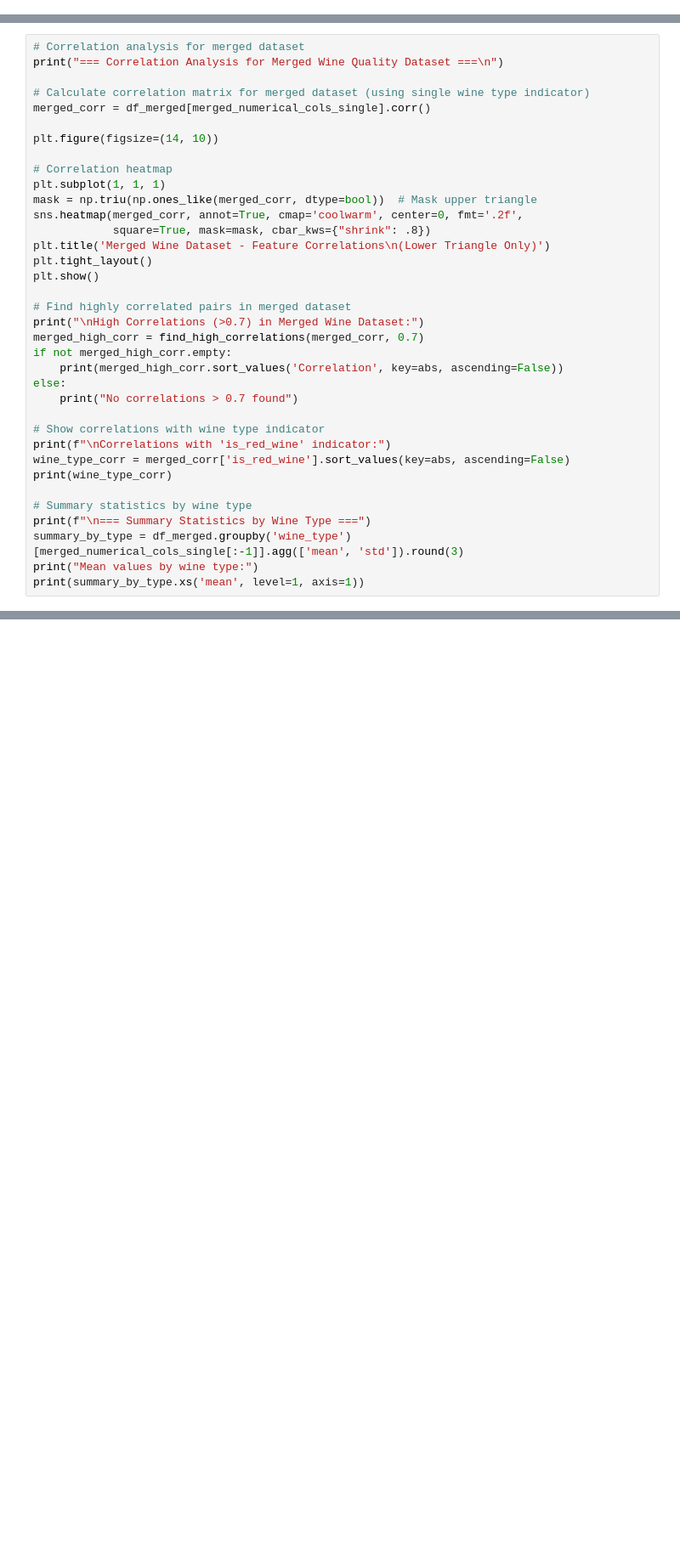
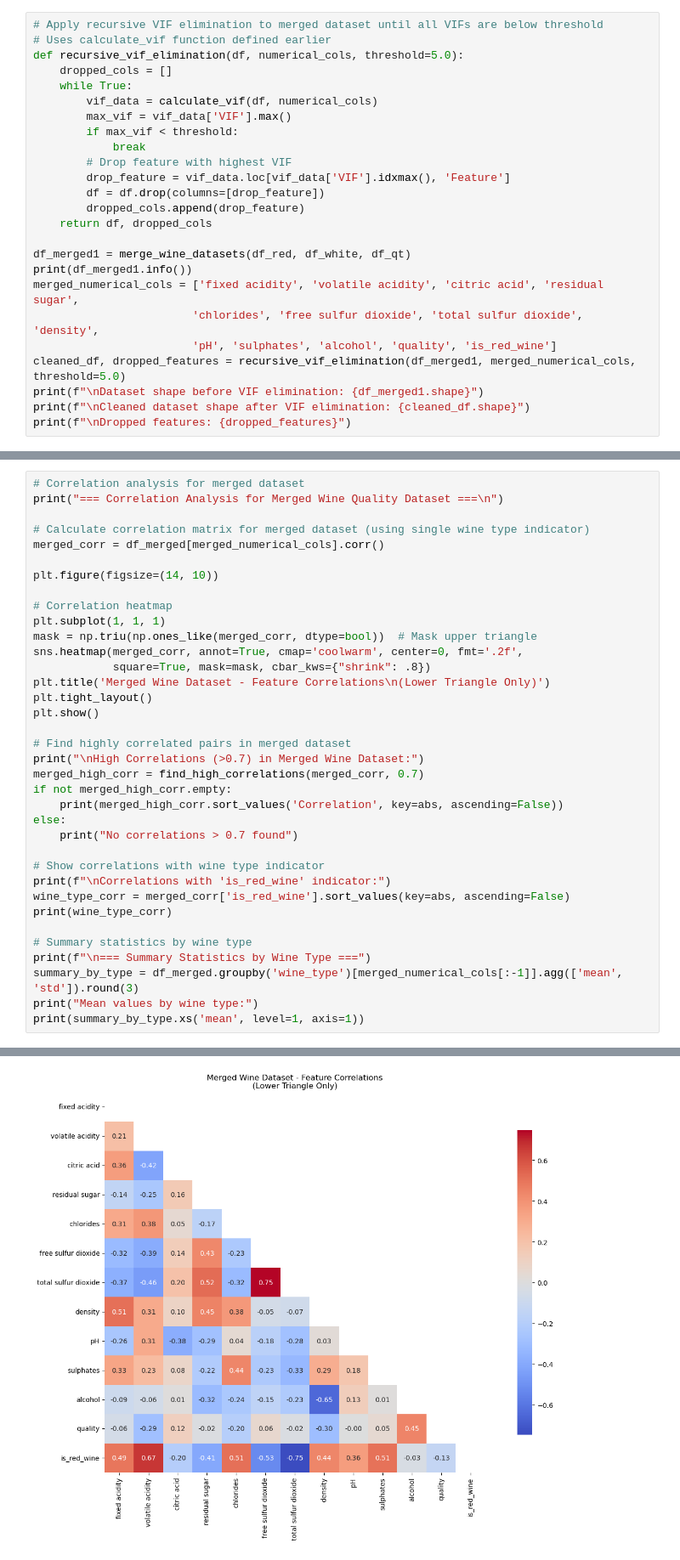
Before and after one commit to dylangeorg3/ENGG2112_Project, a Jupyter notebook: DatasetAnalysis.ipynb, the cells around one changed output, grey strips where cells are left out. Shown at 85% size. Saved outputs shown, nothing was run; the diff lists cells and outputs as text; blank space fills up the shorter version.

```diff
--- a/DatasetAnalysis.ipynb
+++ b/DatasetAnalysis.ipynb
@@ -1374,0 +1415,25 @@ plt.show()
+# %%
+# Apply recursive VIF elimination to merged dataset until all VIFs are below threshold
+# Uses calculate_vif function defined earlier
+def recursive_vif_elimination(df, numerical_cols, threshold=5.0):
+    dropped_cols = []
+    while True:
+        vif_data = calculate_vif(df, numerical_cols)
+        max_vif = vif_data['VIF'].max()
+        if max_vif < threshold:
+            break
+        # Drop feature with highest VIF
+        drop_feature = vif_data.loc[vif_data['VIF'].idxmax(), 'Feature']
+        df = df.drop(columns=[drop_feature])
+        dropped_cols.append(drop_feature)
+    return df, dropped_cols
+
+df_merged1 = merge_wine_datasets(df_red, df_white, df_qt)
+print(df_merged1.info())
+merged_numerical_cols = ['fixed acidity', 'volatile acidity', 'citric acid', 'residual sugar',
+                        'chlorides', 'free sulfur dioxide', 'total sulfur dioxide', 'density',
+                        'pH', 'sulphates', 'alcohol', 'quality', 'is_red_wine']
+cleaned_df, dropped_features = recursive_vif_elimination(df_merged1, merged_numerical_cols, threshold=5.0)
+print(f"\nDataset shape before VIF elimination: {df_merged1.shape}")
+print(f"\nCleaned dataset shape after VIF elimination: {cleaned_df.shape}")
+print(f"\nDropped features: {dropped_features}")
@@ -1377,7 +1473,7 @@ plt.show()
 print("=== Correlation Analysis for Merged Wine Quality Dataset ===\n")
 
 # Calculate correlation matrix for merged dataset (using single wine type indicator)
-merged_corr = df_merged[merged_numerical_cols_single].corr()
+merged_corr = df_merged[merged_numerical_cols].corr()
 
 plt.figure(figsize=(14, 10))
 
@@ -1405,6 +1501,7 @@ print(wine_type_corr)
 
 # Summary statistics by wine type
 print(f"\n=== Summary Statistics by Wine Type ===")
-summary_by_type = df_merged.groupby('wine_type')[merged_numerical_cols_single[:-1]].agg(['mean', 'std']).round(3)
+summary_by_type = df_merged.groupby('wine_type')[merged_numerical_cols[:-1]].agg(['mean', 'std']).round(3)
 print("Mean values by wine type:")
 print(summary_by_type.xs('mean', level=1, axis=1))
+# %% [output]
@@ -1410,0 +1509 @@ print(summary_by_type.xs('mean', level=1, axis=1))
+[figure, added]
```
Also changed, not shown: parts of 18 cells of this notebook, 2 other files.
